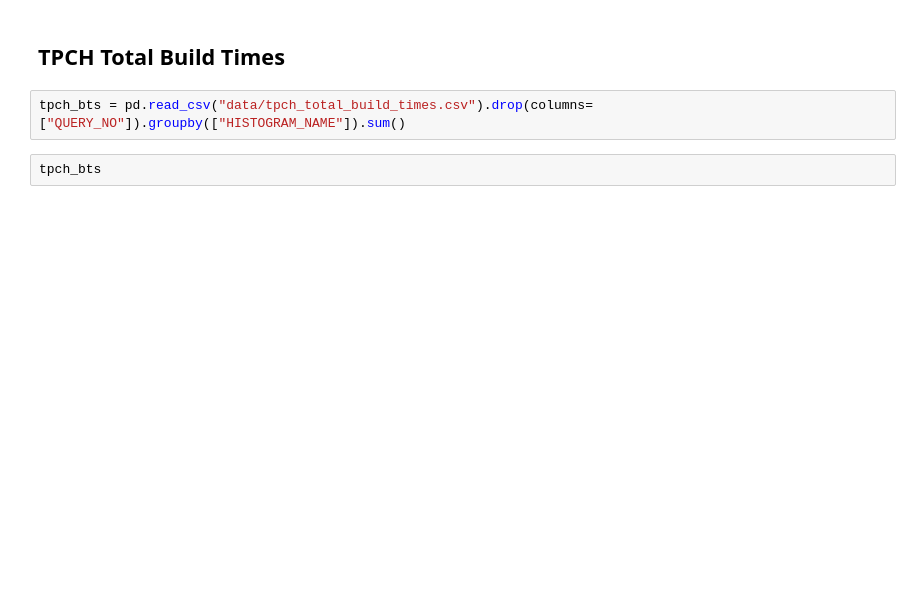
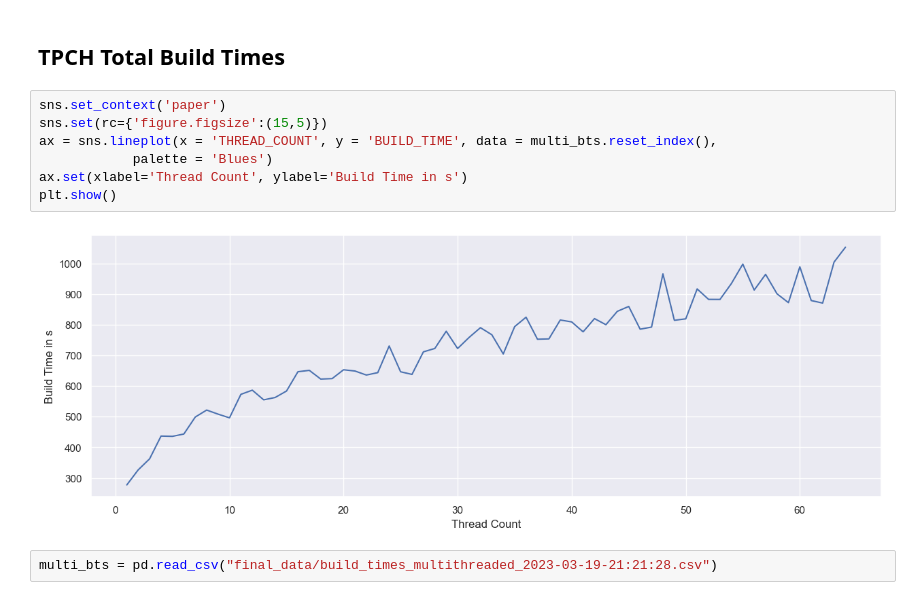
Before and after one commit to rrcomtech/hyrise-histograms, a Jupyter notebook: jupyter/build_times.ipynb, the cells around one changed output. Saved outputs shown, nothing was run; the diff lists cells and outputs as text; blank space fills up the shorter version.

```diff
--- a/jupyter/build_times.ipynb
+++ b/jupyter/build_times.ipynb
@@ -162,6 +158,13 @@ plt.show()
 # %% [markdown]
 ## TPCH Total Build Times
 # %%
-tpch_bts = pd.read_csv("data/tpch_total_build_times.csv").drop(columns=["QUERY_NO"]).groupby(["HISTOGRAM_NAME"]).sum()
+sns.set_context('paper')
+sns.set(rc={'figure.figsize':(15,5)})
+ax = sns.lineplot(x = 'THREAD_COUNT', y = 'BUILD_TIME', data = multi_bts.reset_index(),
+            palette = 'Blues')
+ax.set(xlabel='Thread Count', ylabel='Build Time in s')
+plt.show()
+# %% [output]
+[figure, added]
 # %%
-tpch_bts
+multi_bts = pd.read_csv("final_data/build_times_multithreaded_2023-03-19-21:21:28.csv")
```
Also changed, not shown: parts of 3 cells of this notebook, 2 other files.
